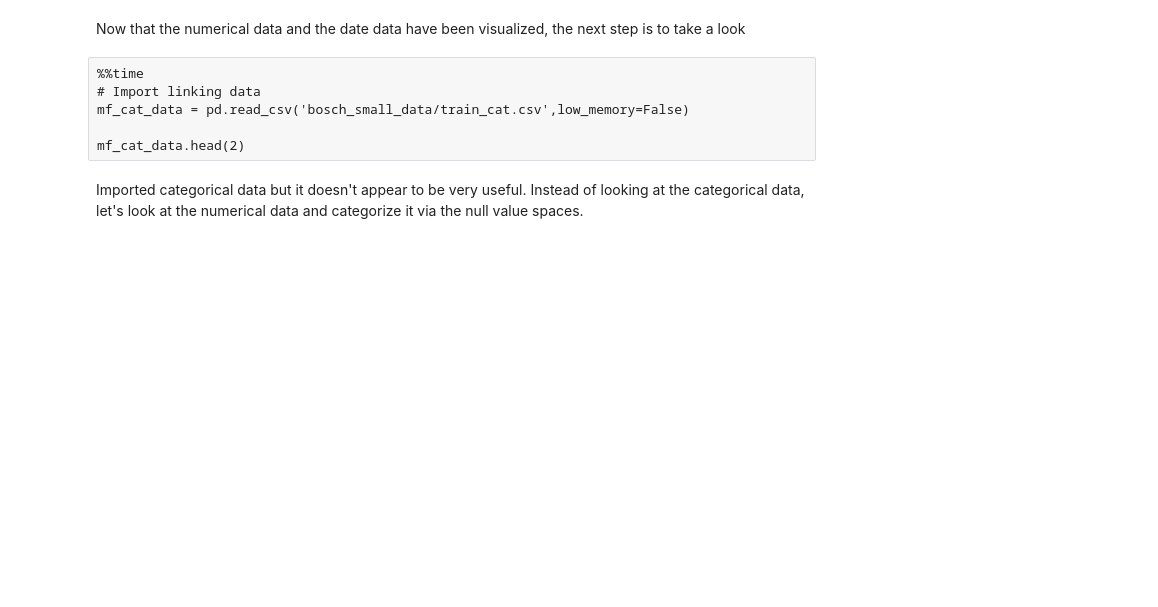
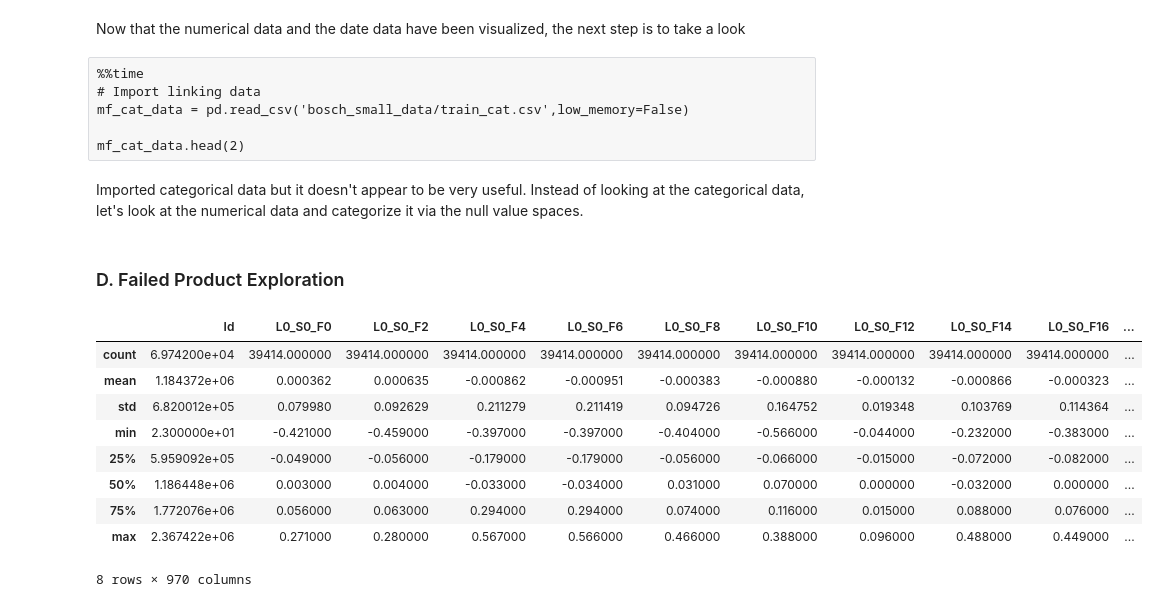
Before and after one commit to kimrharper/data_science_nltk, a Jupyter notebook: manufacturing/mf_exploratory.ipynb, the cells around one changed output. Drawn from its saved outputs; the diff is of its cells as text; code cells hidden in the pictures; blank space fills up the shorter version.

```diff
--- a/manufacturing/mf_exploratory.ipynb
+++ b/manufacturing/mf_exploratory.ipynb
@@ -245,3 +247,18 @@ del mf_network['Id']
 del mf_network['Response']
 # %%
 mf_network.head(2)
+# %% [markdown]
+### D. Failed Product Exploration
+# %%
+mf_num_data[mf_num_data['response'] == 0].describe()
+# %% [output]
+|  | Id | L0_S0_F0 | L0_S0_F2 | L0_S0_F4 | L0_S0_F6 | L0_S0_F8 | L0_S0_F10 | L0_S0_F12 | L0_S0_F14 | L0_S0_F16 | ... |
+| count | 6.974200e+04 | 39414.000000 | 39414.000000 | 39414.000000 | 39414.000000 | 39414.000000 | 39414.000000 | 39414.000000 | 39414.000000 | 39414.000000 | ... |
+| mean | 1.184372e+06 | 0.000362 | 0.000635 | -0.000862 | -0.000951 | -0.000383 | -0.000880 | -0.000132 | -0.000866 | -0.000323 | ... |
+| std | 6.820012e+05 | 0.079980 | 0.092629 | 0.211279 | 0.211419 | 0.094726 | 0.164752 | 0.019348 | 0.103769 | 0.114364 | ... |
+| min | 2.300000e+01 | -0.421000 | -0.459000 | -0.397000 | -0.397000 | -0.404000 | -0.566000 | -0.044000 | -0.232000 | -0.383000 | ... |
+| 25% | 5.959092e+05 | -0.049000 | -0.056000 | -0.179000 | -0.179000 | -0.056000 | -0.066000 | -0.015000 | -0.072000 | -0.082000 | ... |
+| 50% | 1.186448e+06 | 0.003000 | 0.004000 | -0.033000 | -0.034000 | 0.031000 | 0.070000 | 0.000000 | -0.032000 | 0.000000 | ... |
+| 75% | 1.772076e+06 | 0.056000 | 0.063000 | 0.294000 | 0.294000 | 0.074000 | 0.116000 | 0.015000 | 0.088000 | 0.076000 | ... |
+| max | 2.367422e+06 | 0.271000 | 0.280000 | 0.567000 | 0.566000 | 0.466000 | 0.388000 | 0.096000 | 0.488000 | 0.449000 | ... |
+8 rows × 970 columns
```
Also changed, not shown: parts of 7 cells of this notebook, 6 other files.
